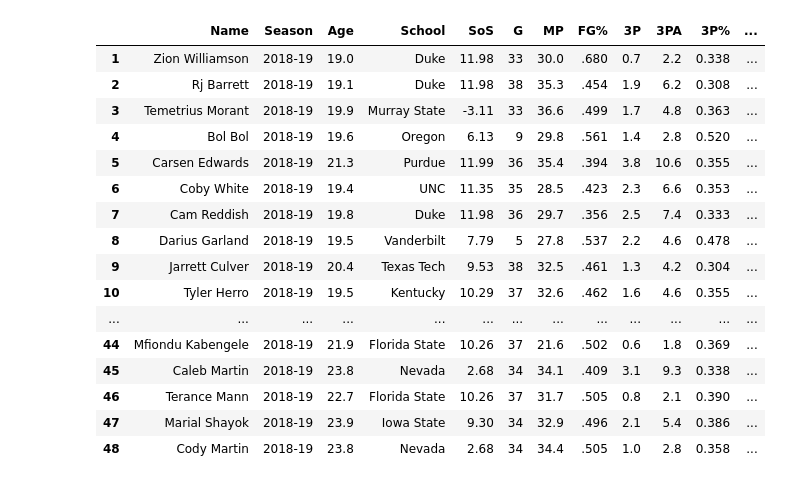
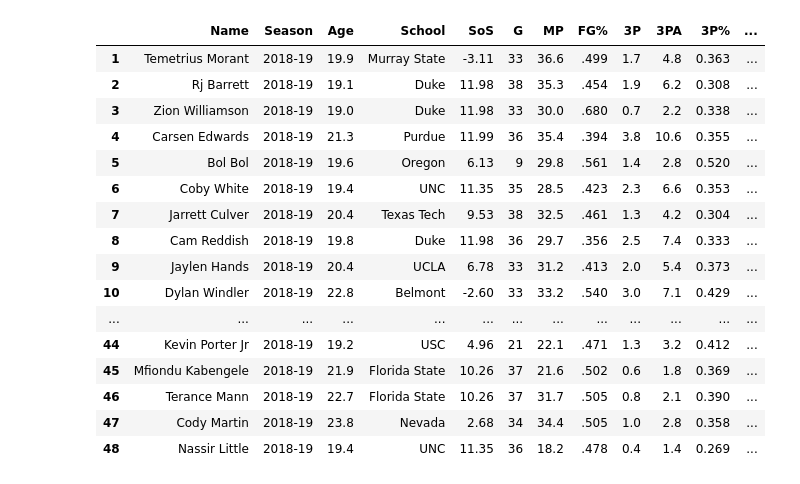
Before and after one commit to EvanJW7/2021-NBA-Draft-Prospect-Stats, a Jupyter notebook: 2019 Grades/2019.ipynb, the cells around one changed output. Drawn from its saved outputs; the diff is of its cells as text; code cells hidden in the pictures.

```diff
--- a/2019 Grades/2019.ipynb
+++ b/2019 Grades/2019.ipynb
@@ -77,7 +77,7 @@ for player in players:
         age_on_draft_night = draft_date_final - birth_date_final
         age = round(age_on_draft_night.days/365, 1)
         age_list.append(age)
-        year = round(((1-(age/30))*2.95), 2)
+        year = round(((1-(age/35))*2.33), 2)
         year_list.append(year)
 
     except:
@@ -119,51 +119,50 @@ table['FT%'] = table['FT%'].astype(float)
 table['3P%'] = table['3P%'].astype(float)
 
 
-table["Player Grade"] = ((table['PTS']) + (table['TRB']*1.5) + (table['AST']*2) +
-(table['BLK']*3) + (table['STL']*3) + (table['3P']*5)+ (table['FT%']*7) + (table['SOS']) +
-(table['3P%']*10)) * table['Year']
+table["Player Grade"] = ((table['PTS']) + (table['TRB']*1.25) + (table['AST']*2) +
+(table['BLK']*2) + (table['STL']*3) + (table['3P']*2) + (table['3PA']) + (table['SOS']/2)) * table['Year']
 
-table["Player Grade"] = table["Player Grade"]*1.50
+table["Player Grade"] = table["Player Grade"]*1.75
 table["Player Grade"] = (round(table["Player Grade"], 1))
 table["Player Grade"]= table["Player Grade"].astype(float)
 
 table = table.sort_values(by= "Player Grade", ascending=False)
 table.insert(5, 'SoS', table['SOS'])
 table.reset_index(drop = True, inplace=True)
 import numpy as np
 table.index = np.arange(1, len(table)+1)
 del table['SOS']
 del table['Conf']
 del table['ORB']
 del table['DRB']
 del table['GS']
 del table['FG']
 del table['FGA']
 del table['FT']
 del table['FTA']
 del table['2P']
 del table['2PA']
 del table['2P%']
 del table['Year']
 del table['TOV']
 del table['PF']
 
 table
 # %% [output]
 |  | Name | Season | Age | School | SoS | G | MP | FG% | 3P | 3PA | 3P% | ... |
-| 1 | Zion Williamson | 2018-19 | 19.0 | Duke | 11.98 | 33 | 30.0 | .680 | 0.7 | 2.2 | 0.338 | ... |
+| 1 | Temetrius Morant | 2018-19 | 19.9 | Murray State | -3.11 | 33 | 36.6 | .499 | 1.7 | 4.8 | 0.363 | ... |
 | 2 | Rj Barrett | 2018-19 | 19.1 | Duke | 11.98 | 38 | 35.3 | .454 | 1.9 | 6.2 | 0.308 | ... |
-| 3 | Temetrius Morant | 2018-19 | 19.9 | Murray State | -3.11 | 33 | 36.6 | .499 | 1.7 | 4.8 | 0.363 | ... |
-| 4 | Bol Bol | 2018-19 | 19.6 | Oregon | 6.13 | 9 | 29.8 | .561 | 1.4 | 2.8 | 0.520 | ... |
-| 5 | Carsen Edwards | 2018-19 | 21.3 | Purdue | 11.99 | 36 | 35.4 | .394 | 3.8 | 10.6 | 0.355 | ... |
+| 3 | Zion Williamson | 2018-19 | 19.0 | Duke | 11.98 | 33 | 30.0 | .680 | 0.7 | 2.2 | 0.338 | ... |
+| 4 | Carsen Edwards | 2018-19 | 21.3 | Purdue | 11.99 | 36 | 35.4 | .394 | 3.8 | 10.6 | 0.355 | ... |
+| 5 | Bol Bol | 2018-19 | 19.6 | Oregon | 6.13 | 9 | 29.8 | .561 | 1.4 | 2.8 | 0.520 | ... |
 | 6 | Coby White | 2018-19 | 19.4 | UNC | 11.35 | 35 | 28.5 | .423 | 2.3 | 6.6 | 0.353 | ... |
-| 7 | Cam Reddish | 2018-19 | 19.8 | Duke | 11.98 | 36 | 29.7 | .356 | 2.5 | 7.4 | 0.333 | ... |
-| 8 | Darius Garland | 2018-19 | 19.5 | Vanderbilt | 7.79 | 5 | 27.8 | .537 | 2.2 | 4.6 | 0.478 | ... |
-| 9 | Jarrett Culver | 2018-19 | 20.4 | Texas Tech | 9.53 | 38 | 32.5 | .461 | 1.3 | 4.2 | 0.304 | ... |
-| 10 | Tyler Herro | 2018-19 | 19.5 | Kentucky | 10.29 | 37 | 32.6 | .462 | 1.6 | 4.6 | 0.355 | ... |
+| 7 | Jarrett Culver | 2018-19 | 20.4 | Texas Tech | 9.53 | 38 | 32.5 | .461 | 1.3 | 4.2 | 0.304 | ... |
+| 8 | Cam Reddish | 2018-19 | 19.8 | Duke | 11.98 | 36 | 29.7 | .356 | 2.5 | 7.4 | 0.333 | ... |
+| 9 | Jaylen Hands | 2018-19 | 20.4 | UCLA | 6.78 | 33 | 31.2 | .413 | 2.0 | 5.4 | 0.373 | ... |
+| 10 | Dylan Windler | 2018-19 | 22.8 | Belmont | -2.60 | 33 | 33.2 | .540 | 3.0 | 7.1 | 0.429 | ... |
 | ... | ... | ... | ... | ... | ... | ... | ... | ... | ... | ... | ... | ... |
-| 44 | Mfiondu Kabengele | 2018-19 | 21.9 | Florida State | 10.26 | 37 | 21.6 | .502 | 0.6 | 1.8 | 0.369 | ... |
-| 45 | Caleb Martin | 2018-19 | 23.8 | Nevada | 2.68 | 34 | 34.1 | .409 | 3.1 | 9.3 | 0.338 | ... |
+| 44 | Kevin Porter Jr | 2018-19 | 19.2 | USC | 4.96 | 21 | 22.1 | .471 | 1.3 | 3.2 | 0.412 | ... |
+| 45 | Mfiondu Kabengele | 2018-19 | 21.9 | Florida State | 10.26 | 37 | 21.6 | .502 | 0.6 | 1.8 | 0.369 | ... |
 | 46 | Terance Mann | 2018-19 | 22.7 | Florida State | 10.26 | 37 | 31.7 | .505 | 0.8 | 2.1 | 0.390 | ... |
-| 47 | Marial Shayok | 2018-19 | 23.9 | Iowa State | 9.30 | 34 | 32.9 | .496 | 2.1 | 5.4 | 0.386 | ... |
-| 48 | Cody Martin | 2018-19 | 23.8 | Nevada | 2.68 | 34 | 34.4 | .505 | 1.0 | 2.8 | 0.358 | ... |
+| 47 | Cody Martin | 2018-19 | 23.8 | Nevada | 2.68 | 34 | 34.4 | .505 | 1.0 | 2.8 | 0.358 | ... |
+| 48 | Nassir Little | 2018-19 | 19.4 | UNC | 11.35 | 36 | 18.2 | .478 | 0.4 | 1.4 | 0.269 | ... |
```
